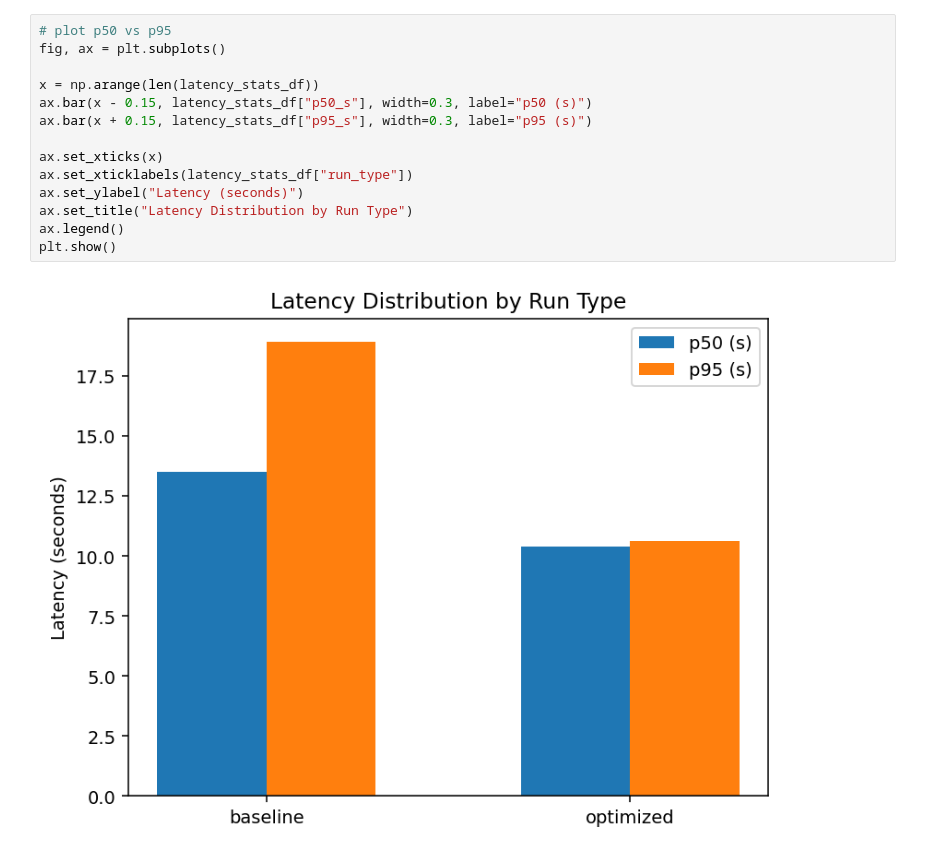
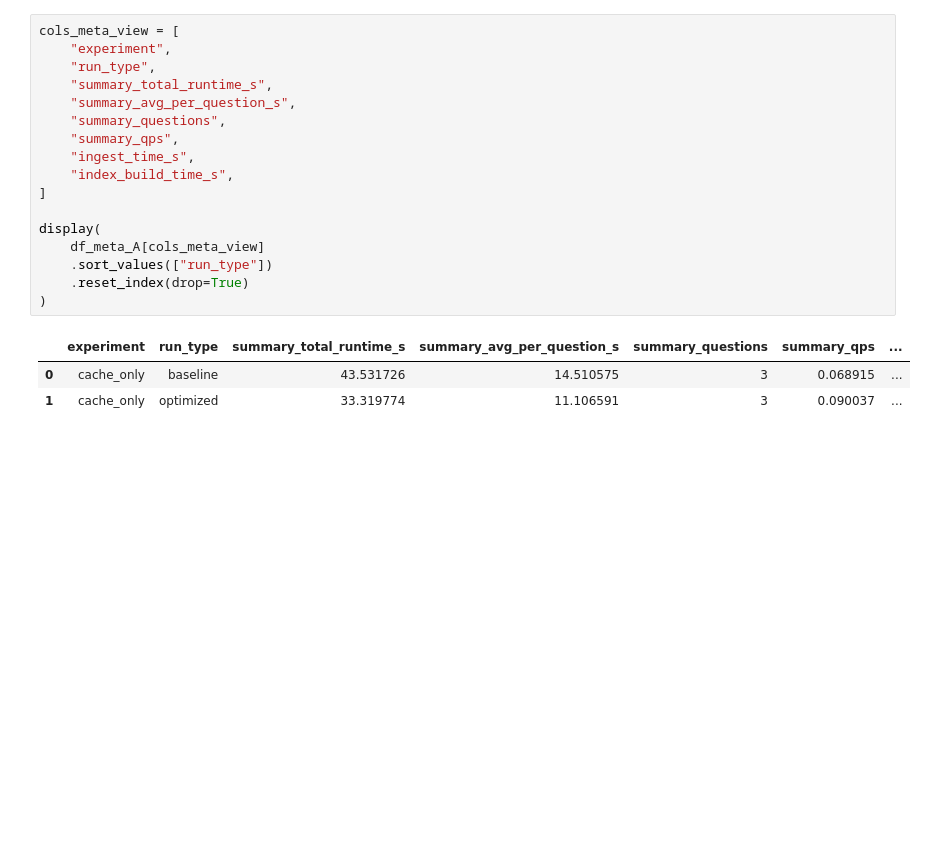
Before and after one commit to TenshiRachel/pto-rag, a Jupyter notebook: caching_result_analysis.ipynb, the cells around one changed output. Saved outputs shown, nothing was run; the diff lists cells and outputs as text; blank space fills up the shorter version.

```diff
--- a/caching_result_analysis.ipynb
+++ b/caching_result_analysis.ipynb
@@ -144,17 +143,22 @@ p_stats
 # %%
-# plot p50 vs p95
-fig, ax = plt.subplots()
+cols_meta_view = [
+    "experiment",
+    "run_type",
+    "summary_total_runtime_s",
+    "summary_avg_per_question_s",
+    "summary_questions",
+    "summary_qps",
+    "ingest_time_s",
+    "index_build_time_s",
+]
 
-x = np.arange(len(latency_stats_df))
-ax.bar(x - 0.15, latency_stats_df["p50_s"], width=0.3, label="p50 (s)")
-ax.bar(x + 0.15, latency_stats_df["p95_s"], width=0.3, label="p95 (s)")
-
-ax.set_xticks(x)
-ax.set_xticklabels(latency_stats_df["run_type"])
-ax.set_ylabel("Latency (seconds)")
-ax.set_title("Latency Distribution by Run Type")
-ax.legend()
-plt.show()
+display(
+    df_meta_A[cols_meta_view]
+    .sort_values(["run_type"])
+    .reset_index(drop=True)
+)
 # %% [output]
-[figure, removed]
+|  | experiment | run_type | summary_total_runtime_s | summary_avg_per_question_s | summary_questions | summary_qps | ... |
+| 0 | cache_only | baseline | 43.531726 | 14.510575 | 3 | 0.068915 | ... |
+| 1 | cache_only | optimized | 33.319774 | 11.106591 | 3 | 0.090037 | ... |
 # %%
```
Also changed, not shown: parts of 18 cells of this notebook, 28 other files.
